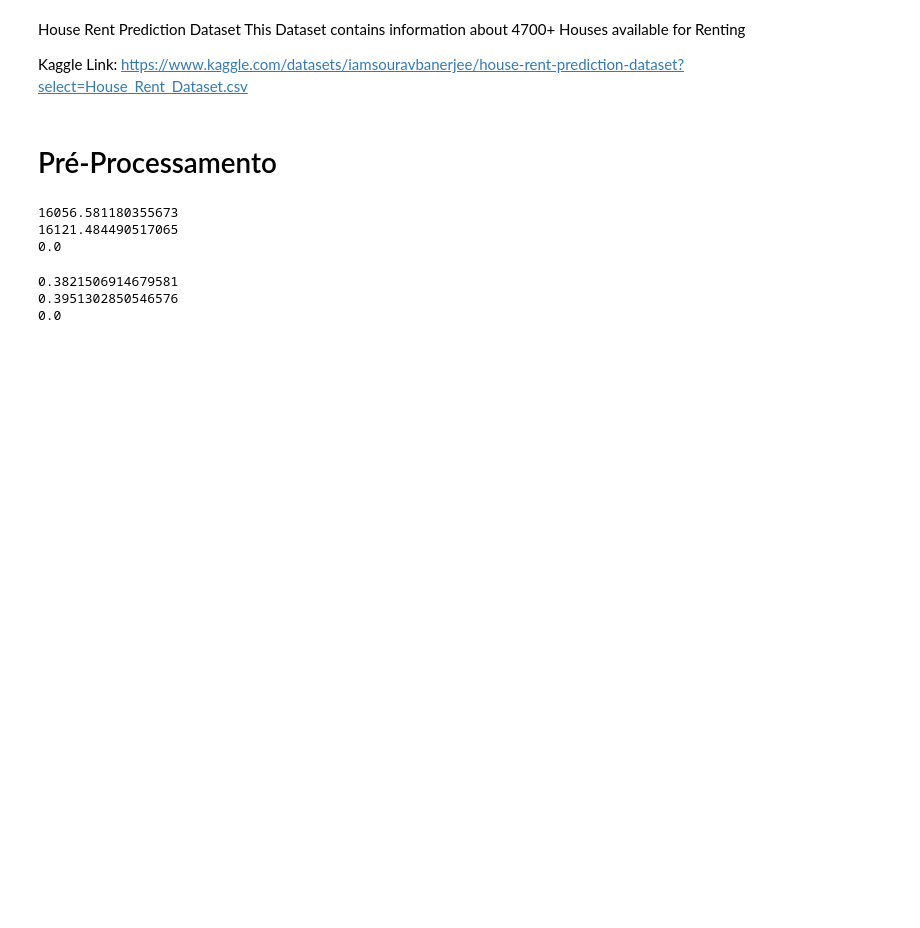
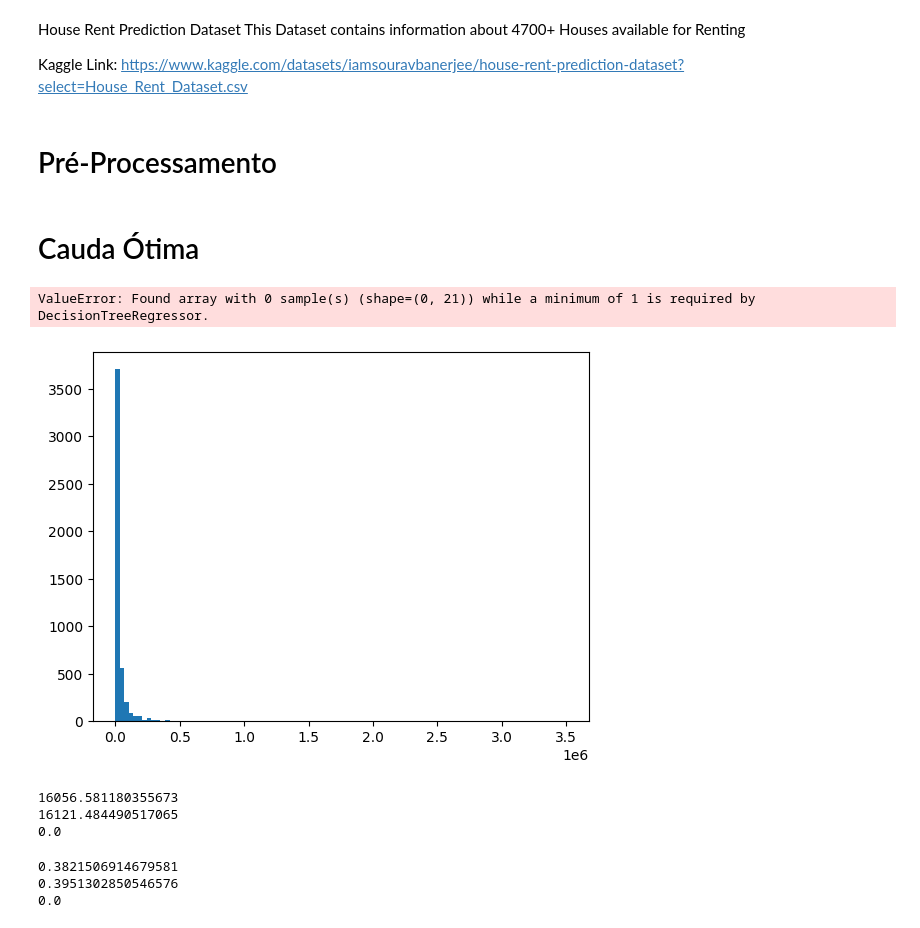
Before and after one commit to rcpsilva/CutTheTails-Regression, a Jupyter notebook: HouseRent.ipynb, the cells around one changed output. Saved outputs shown, nothing was run; the diff lists cells and outputs as text; code cells hidden in the pictures; blank space fills up the shorter version.

```diff
--- a/HouseRent.ipynb
+++ b/HouseRent.ipynb
@@ -57,6 +57,21 @@ transformed_df = pd.DataFrame(transformed, columns=transformer.get_feature_names
 features = transformer.get_feature_names_out().tolist()
 target = 'remainder__Rent'
 features.remove(target)
+# %% [markdown]
+# Cauda Ótima
+# %%
+df.dropna(inplace=True)
+df = df.reset_index(drop=True)
+
+model = DecisionTreeRegressor(random_state=0, max_depth=5)
+classifier = DecisionTreeClassifier(random_state=0, max_depth=5)
+
+optimal = ct.get_optimal_percentiles(transformed_df, target, features, classifier, model, 'normal', 'brute-force', 1)
+
+print(optimal)
+# %% [output]
+ValueError: Found array with 0 sample(s) (shape=(0, 21)) while a minimum of 1 is required by DecisionTreeRegressor.
+[figure, added]
 # %%
 cdf = ct.split_by_quantile_class(transformed_df,target,[0.0,0.5])
 # %%
```
Also changed, not shown: 14 other files.
